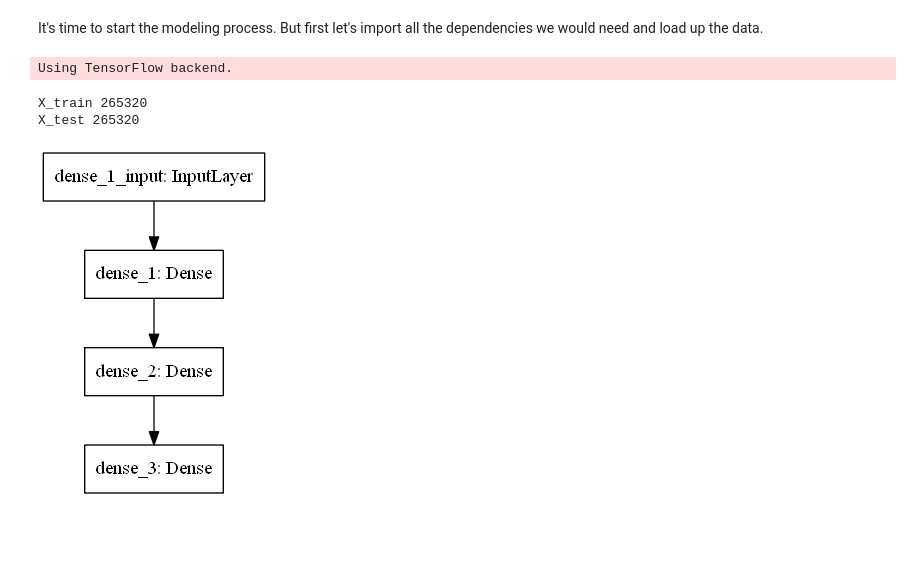
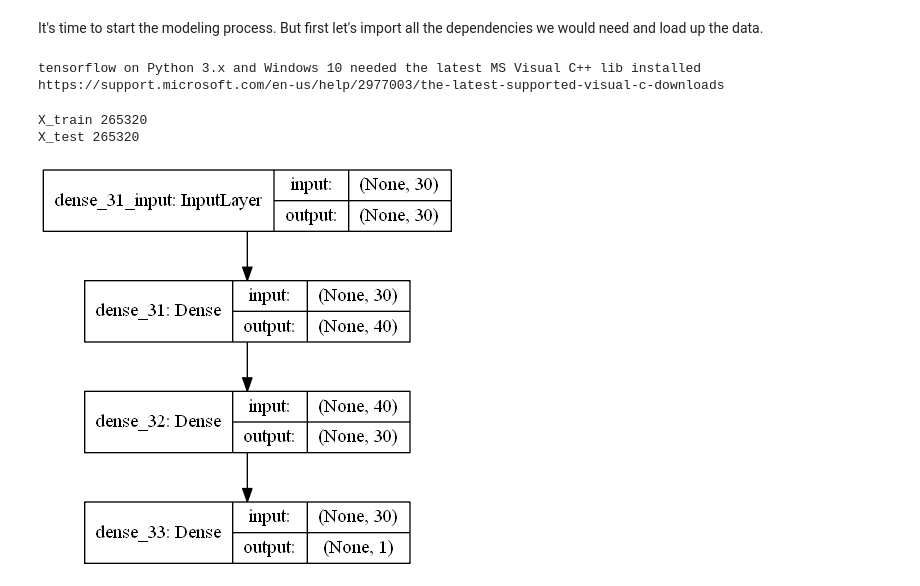
Before and after one commit to doubleirish/Manning-Phishing-Websites-Detection, a Jupyter notebook: week5_export.ipynb, the cells around one changed output. Cells and saved outputs as stored; diff of their text form; code cells hidden in the pictures; blank space fills up the shorter version.

Commit message:
added sayaks methods into code

```diff
--- a/week5_export.ipynb
+++ b/week5_export.ipynb
@@ -9,8 +9,11 @@ import keras
 # Filter the uneccesary warnings
 import warnings
 warnings.filterwarnings("ignore")
+print ("tensorflow on Python 3.x and Windows 10 needed the latest MS Visual C++ lib installed")
+print("https://support.microsoft.com/en-us/help/2977003/the-latest-supported-visual-c-downloads")
 # %% [output]
-Using TensorFlow backend.
+tensorflow on Python 3.x and Windows 10 needed the latest MS Visual C++ lib installed
+https://support.microsoft.com/en-us/help/2977003/the-latest-supported-visual-c-downloads
 # %%
 # Import numpy
 import numpy as np
@@ -29,17 +34,24 @@ X_test 265320
 # %%
 # define the keras model
 # https://machinelearningmastery.com/tutorial-first-neural-network-python-keras/
 
 from keras.utils import plot_model
 
-model = keras.models.Sequential()
-model.add(Dense(40, input_dim = 30 ,activation='relu'))
-model.add(Dense(30, input_dim = 30, activation='relu'))
-model.add(Dense(1, input_dim = 30, activation='sigmoid'))
+def get_training_model(cols):
+    model = Sequential()
+    model.add(Dense(40, activation="relu",kernel_initializer="uniform",input_dim=cols)) # modified from sayaks solution
+    model.add(Dense(30, activation="relu",kernel_initializer="uniform"))
+    model.add(Dense(1,  activation="sigmoid"))
+    model.compile(loss="binary_crossentropy", optimizer="adam", metrics=["accuracy"])
+    return model
 
+
+model = get_training_model(X_train.shape[1])
+
+# plot needed vc++ lib ,  pydot library ,  and Graphviz executable in PATH
 keras.utils.plot_model(
-    model, to_file='model.png', show_shapes=False, show_layer_names=True,
+    model, to_file='model.png', show_shapes=True, show_layer_names=True,
     rankdir='TB', expand_nested=False, dpi=96
 )
 # %% [output]
-[figure, old version]
+[figure, new version]
```
Also changed, not shown: parts of 7 cells of this notebook, 1 other file.
